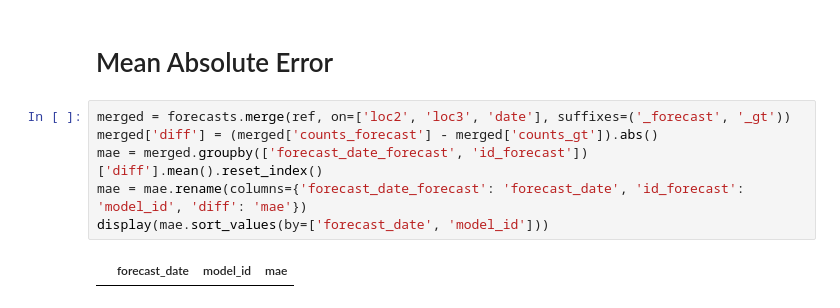
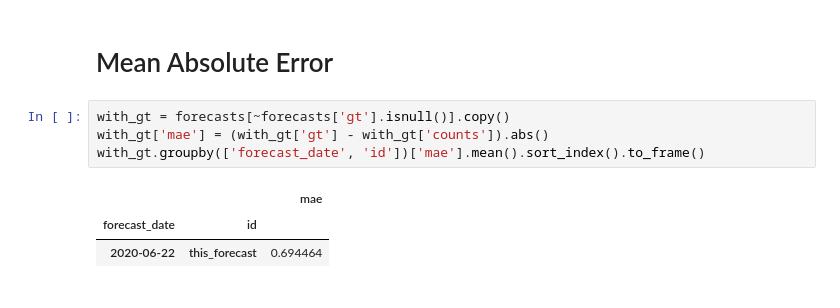
Before and after one commit to facebookresearch/covid19_spread, a Jupyter notebook: notebooks/forecast_template.ipynb, the cells around one changed output. Cells and saved outputs as stored; diff of their text form.

```diff
--- a/notebooks/forecast_template.ipynb
+++ b/notebooks/forecast_template.ipynb
@@ -69,11 +85,11 @@ fig = grouped.pivot(index='date', columns='color', values='counts').plot(figsize
 [figure]
 # %% [markdown]
 # Mean Absolute Error
-# %%
-merged = forecasts.merge(ref, on=['loc2', 'loc3', 'date'], suffixes=('_forecast', '_gt'))
-merged['diff'] = (merged['counts_forecast'] - merged['counts_gt']).abs()
-mae = merged.groupby(['forecast_date_forecast', 'id_forecast'])['diff'].mean().reset_index()
-mae = mae.rename(columns={'forecast_date_forecast': 'forecast_date', 'id_forecast': 'model_id', 'diff': 'mae'})
-display(mae.sort_values(by=['forecast_date', 'model_id']))
-# %% [output]
-|  | forecast_date | model_id | mae |
+# %%
+with_gt = forecasts[~forecasts['gt'].isnull()].copy()
+with_gt['mae'] = (with_gt['gt'] - with_gt['counts']).abs()
+with_gt.groupby(['forecast_date', 'id'])['mae'].mean().sort_index().to_frame()
+# %% [output]
+|  |  | mae |
+| forecast_date | id |  |
+| 2020-06-22 | this_forecast | 0.694464 |
```
Also changed, not shown: parts of 3 cells of this notebook.
